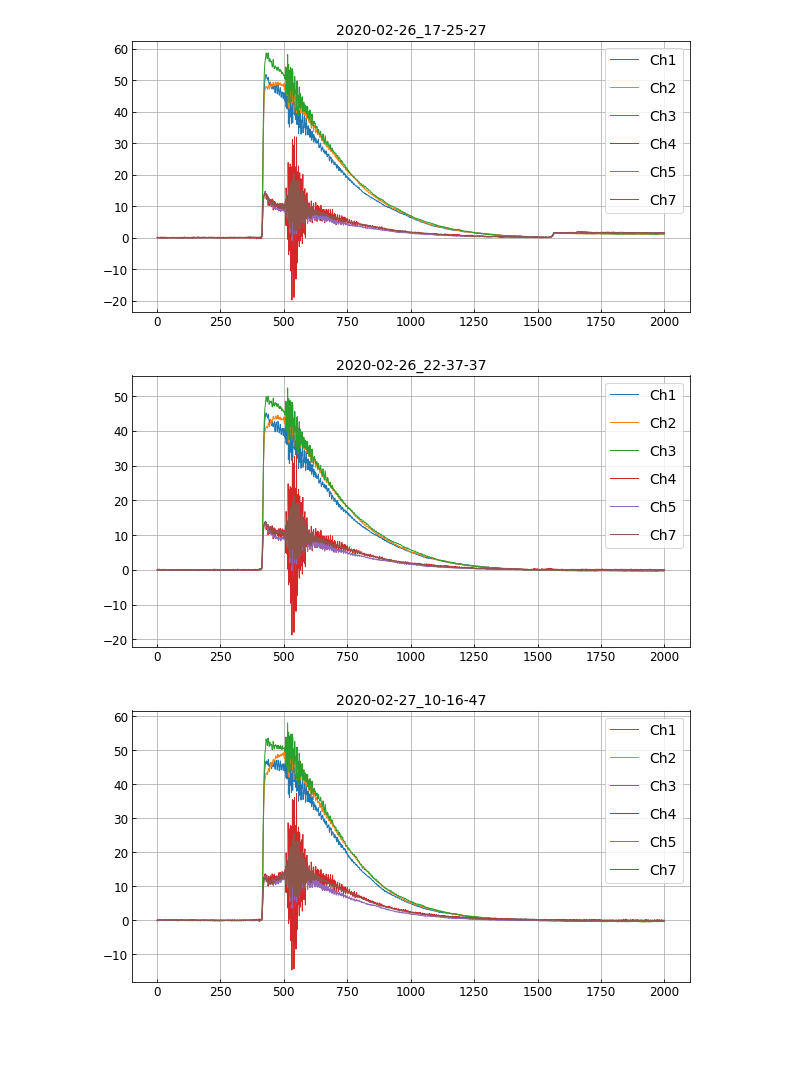
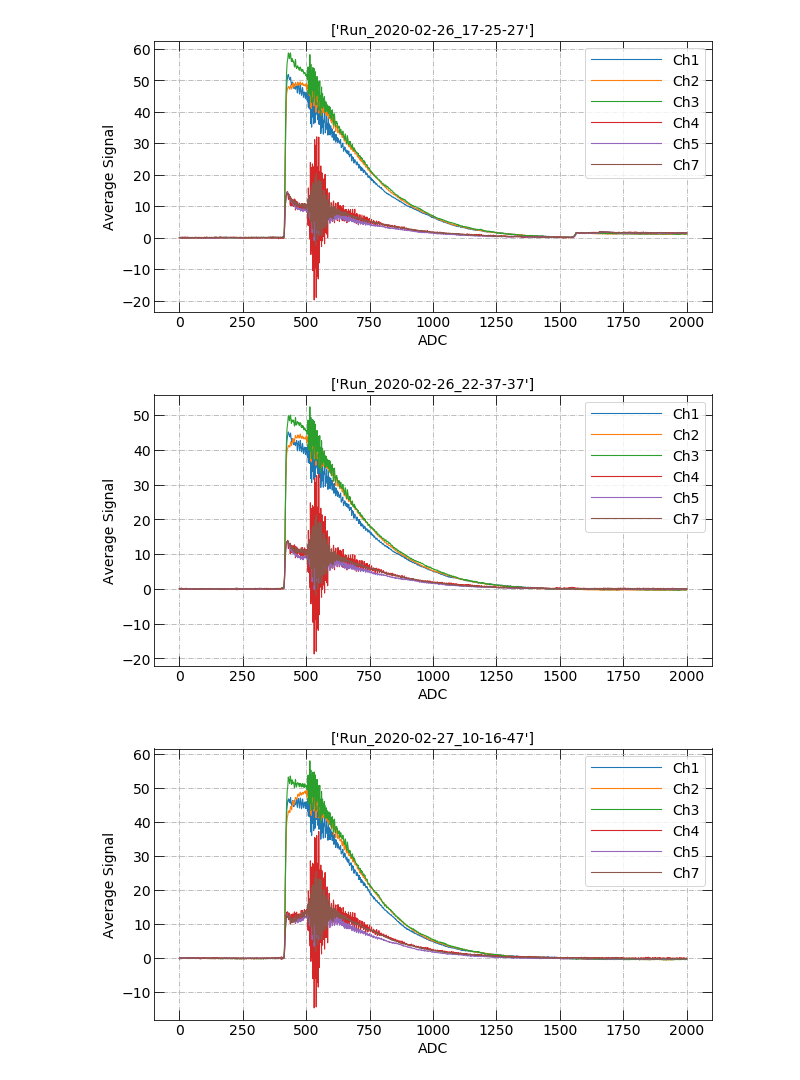
Before and after one commit to fdolek/pypuca, a Jupyter notebook: jupyter/run_by_run.ipynb, the cells around one changed output. Saved outputs shown, nothing was run; the diff lists cells and outputs as text; code cells hidden in the pictures; blank space fills up the shorter version.

```diff
--- a/jupyter/run_by_run.ipynb
+++ b/jupyter/run_by_run.ipynb
@@ -16,46 +16,64 @@ rcParams.update({'figure.max_open_warning': 0,
                  'font.size': 14,
                  'axes.titlesize': 14,
                  'axes.labelsize': 14,
+                 'axes.grid':True,
                  'xtick.direction': 'in',
                  'ytick.direction': 'in',
-                 'xtick.labelsize': 12,
-                 'ytick.labelsize': 12})
+                 'ytick.right': True,
+                 'xtick.top':True,
+                 'ytick.major.size': 10,
+                 'xtick.major.size': 10,
+                 'legend.fancybox': True,
+                 'legend.markerscale': 0.8,
+                 'legend.handlelength': 5.0,
+                 'axes.prop_cycle': cycler('color', ['#1f77b4', '#ff7f0e', '#2ca02c', '#d62728', '#9467bd', '#8c564b', '#e377c2', '#7f7f7f', '#bcbd22', '#17becf']),
 
+
+                 #'xtick.labelsize': 12,
+                 #'ytick.labelsize': 12
+                })
+
+from cycler import cycler
+mpl.rcParams['grid.linestyle'] = '-.'
 #rcParams.keys()
 # %%
 dirname = '/home/furkan/data/test_pods/'
 Run = []
 
 for filename in sorted(os.listdir(dirname)):
     if '.pkl' in filename:
             #print(str(os.path.splitext(filename)[0]))
-            #Run: Run.append('Run_' + '[' + filename.split('.pkl')[0] + ']')
+            Run = []
+            Run: Run.append('Run_' +filename.split('.pkl')[0])
             #print(Run)
             with open(dirname+filename,'rb') as fin:
                 mydata = pickle.load(fin)
             #pkl_file = open(dirname + str(os.path.splitext(filename)[0]) + '.pkl', 'rb')
             #mydata = pickle.load(pkl_file)
 
             dict_s ={}
             for key, value in mydata.items():
                 #print(mydata[key].max(axis=0))
                 channel=mydata[key]
                 dict_s.update({key:channel})
 
             for key, value in dict_s.items():
-                plt.plot(range(1, len(value) + 1), value, label=key, linewidth=1)
+                plt.plot(range(1, len(value) + 1), value, label=key, linewidth=1.1)
                 # NOTE: changed `range(1, 4)` to mach actual values count
-            plt.title(str(os.path.splitext(filename)[0]))
-            plt.grid(True)
+            plt.title(Run)
+            plt.xlabel('ADC')
+            plt.ylabel('Average Signal')
+            plt.ticklabel_format(style='plain')
+            #plt.text(60, .025, r'$\mu=100,\ \sigma=15$')
+            plt.legend()
             #plt.yscale('log')
             #plt.xlim(200, 600)
             #plt.ylim(0.0001, 0.1)
-            plt.legend(labelspacing=1, fontsize='medium')  # To draw legend
             plt.show()
 # %% [output]
-[figure, old version]
+[figure, new version]
-[figure, old version]
+[figure, new version]
-[figure, old version]
+[figure, new version]
 # %%
 for filename in sorted(os.listdir(dirname)):
     if '.pkl' in filename:
```
Also changed, not shown: parts of 9 cells of this notebook, 3 other files.
